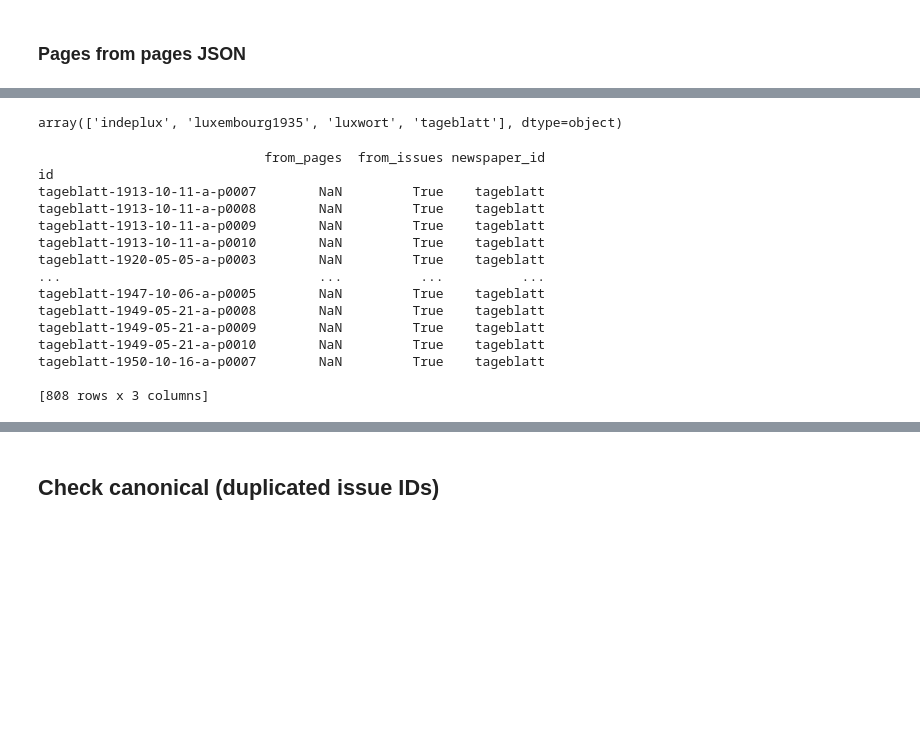
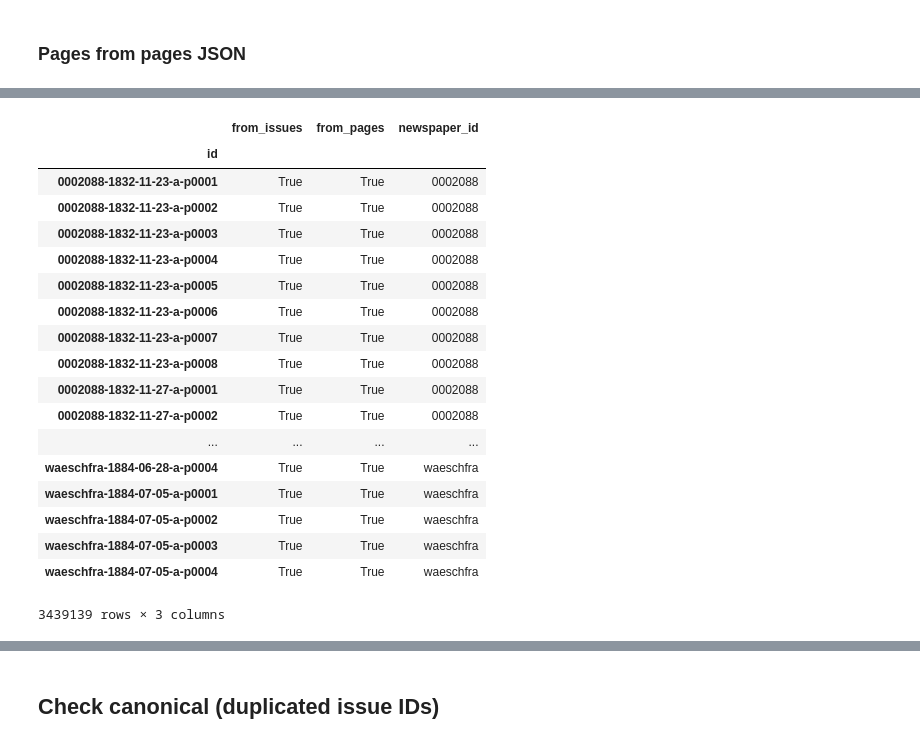
Before and after one commit to impresso/impresso-data-sanitycheck, a Jupyter notebook: notebooks/run_content_checks.ipynb, the cells around one changed output, grey strips where cells are left out. Saved outputs shown, nothing was run; the diff lists cells and outputs as text; code cells hidden in the pictures; blank space fills up the shorter version.

```diff
--- a/notebooks/run_content_checks.ipynb
+++ b/notebooks/run_content_checks.ipynb
@@ -681,0 +614,5 @@ with open(page_pickle_fname, "wb") as outfile:
+# %%
+page_ids_from_issues = fetch_page_ids(
+    's3://original-canonical-testing/',
+    source="issues"
+)
@@ -682,8 +625,9 @@ with open(page_pickle_fname, "wb") as outfile:
 # %%
-df_page_ids_from_pages = db.from_sequence(page_ids).map(
-    lambda id: {"id": id, "from_pages": True}
-).to_dataframe().set_index('id').persist()
+df_page_ids_from_issues = (
+        db.from_sequence(set(page_ids_from_issues))
+        .map(lambda id: {"id": id, "from_issues": True})
+        .to_dataframe()
+        .set_index('id')
+        .repartition(npartitions=100)
+        .persist()
+    )
-# %%
-df_page_ids_from_issues = db.from_sequence(set(page_ids_from_issues)).map(
-    lambda id: {"id": id, "from_issues": True}
-).to_dataframe().set_index('id').persist()
@@ -710,4 +634,7 @@ df_page_ids_from_issues.head()
 # %%
-df_pages = df_page_ids_from_pages.join(df_page_ids_from_issues, how='outer').compute()
+df_pages = df_page_ids_from_issues.join(
+    df_page_ids_from_pages,
+    how='outer'
+).compute()
 # %%
 df_pages['newspaper_id'] = df_pages.index.map(lambda z: z.split('-')[0])
@@ -728,22 +645,24 @@ df_pages[~(df_pages.from_pages == df_pages.from_issues)].shape
+# %%
+df_pages
+# %% [output]
+|  | from_issues | from_pages | newspaper_id |
+| id |  |  |  |
+| 0002088-1832-11-23-a-p0001 | True | True | 0002088 |
+| 0002088-1832-11-23-a-p0002 | True | True | 0002088 |
+| 0002088-1832-11-23-a-p0003 | True | True | 0002088 |
+| 0002088-1832-11-23-a-p0004 | True | True | 0002088 |
+| 0002088-1832-11-23-a-p0005 | True | True | 0002088 |
+| 0002088-1832-11-23-a-p0006 | True | True | 0002088 |
+| 0002088-1832-11-23-a-p0007 | True | True | 0002088 |
+| 0002088-1832-11-23-a-p0008 | True | True | 0002088 |
+| 0002088-1832-11-27-a-p0001 | True | True | 0002088 |
+| 0002088-1832-11-27-a-p0002 | True | True | 0002088 |
+| ... | ... | ... | ... |
+| waeschfra-1884-06-28-a-p0004 | True | True | waeschfra |
+| waeschfra-1884-07-05-a-p0001 | True | True | waeschfra |
+| waeschfra-1884-07-05-a-p0002 | True | True | waeschfra |
+| waeschfra-1884-07-05-a-p0003 | True | True | waeschfra |
+| waeschfra-1884-07-05-a-p0004 | True | True | waeschfra |
+3439139 rows × 3 columns
 # %%
-df_pages[~(df_pages.from_pages == df_pages.from_issues) & ~(df_pages.newspaper_id=='NZZ')].newspaper_id.unique()
+inconsistencies_df = df_pages[~(df_pages.from_pages == df_pages.from_issues)]
-# %% [output]
-array(['indeplux', 'luxembourg1935', 'luxwort', 'tageblatt'], dtype=object)
-# %%
-df_pages[~(df_pages.from_pages == df_pages.from_issues) & (df_pages.newspaper_id=='tageblatt')]
-# %% [output]
-                             from_pages  from_issues newspaper_id
-id
-tageblatt-1913-10-11-a-p0007        NaN         True    tageblatt
-tageblatt-1913-10-11-a-p0008        NaN         True    tageblatt
-tageblatt-1913-10-11-a-p0009        NaN         True    tageblatt
-tageblatt-1913-10-11-a-p0010        NaN         True    tageblatt
-tageblatt-1920-05-05-a-p0003        NaN         True    tageblatt
-...                                 ...          ...          ...
-tageblatt-1947-10-06-a-p0005        NaN         True    tageblatt
-tageblatt-1949-05-21-a-p0008        NaN         True    tageblatt
-tageblatt-1949-05-21-a-p0009        NaN         True    tageblatt
-tageblatt-1949-05-21-a-p0010        NaN         True    tageblatt
-tageblatt-1950-10-16-a-p0007        NaN         True    tageblatt
-
-[808 rows x 3 columns]
```
Also changed, not shown: parts of 91 cells of this notebook, 11 other files.
